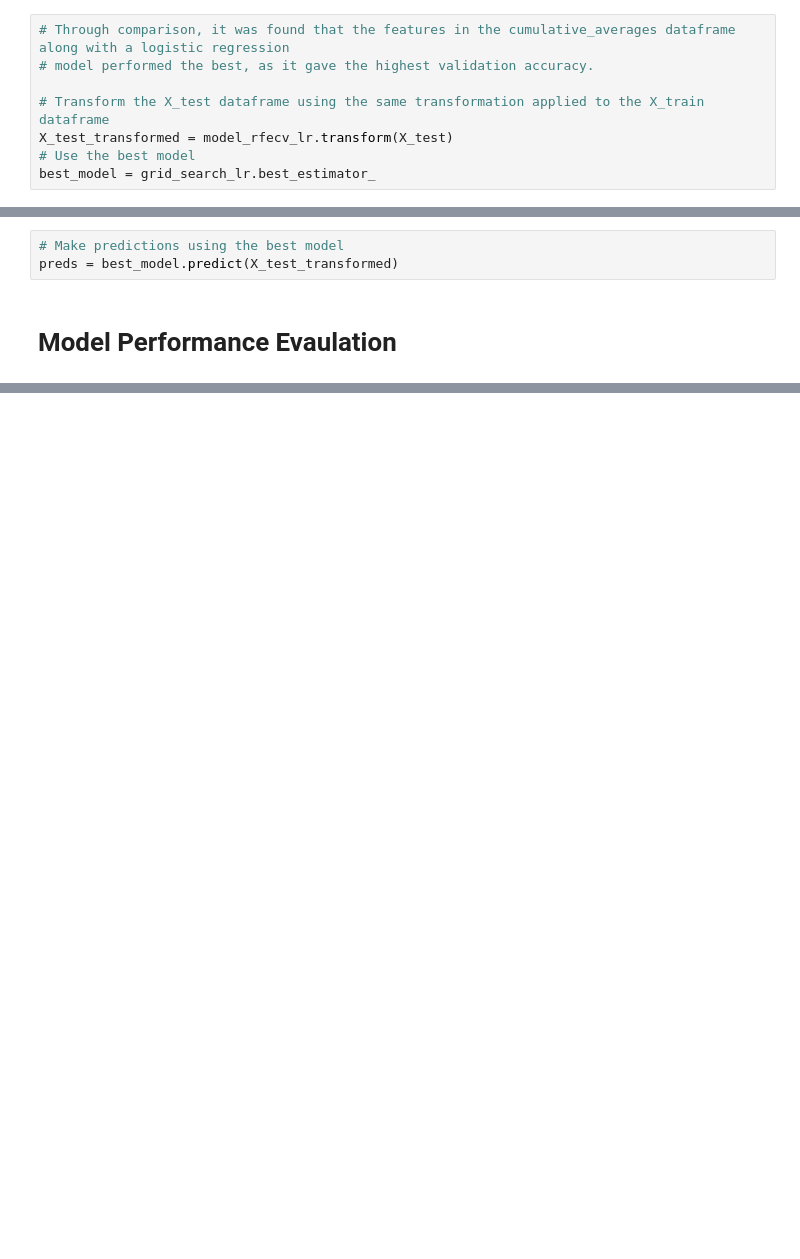
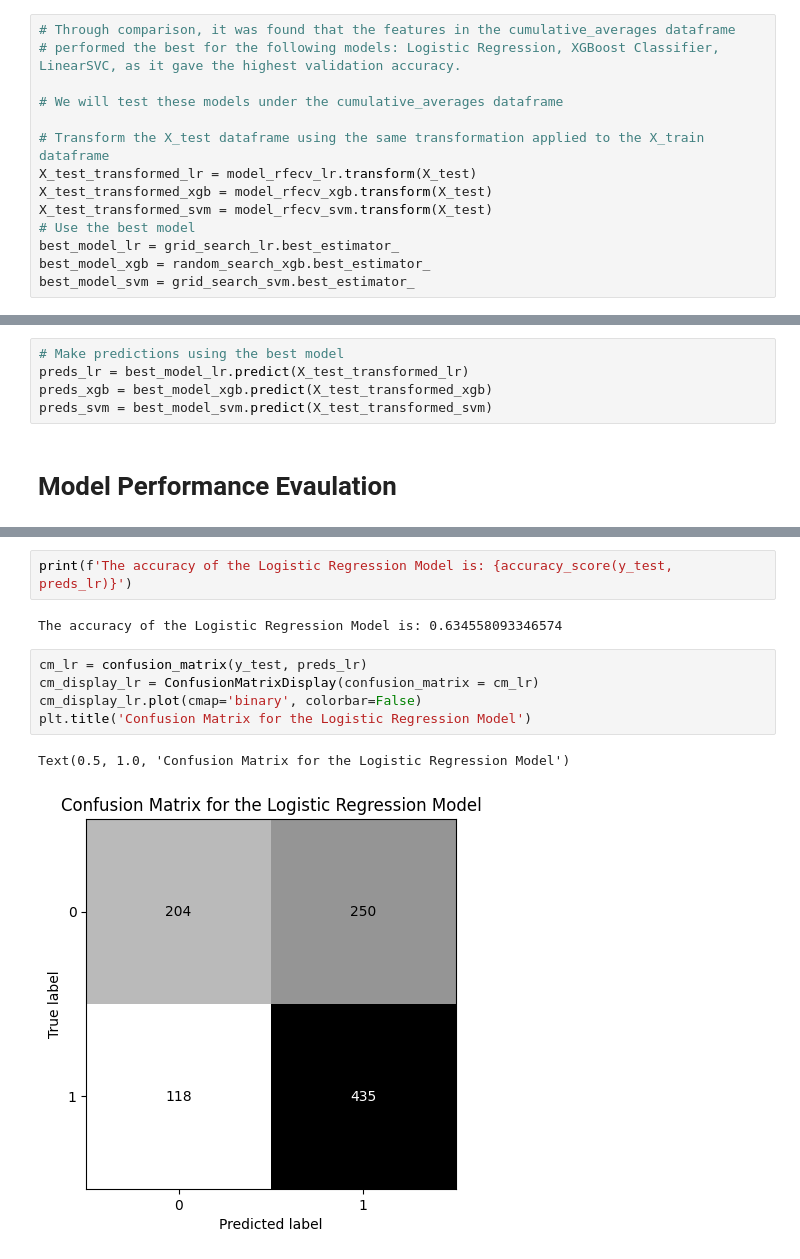
Before and after one commit to parminpatel28/MSCI-446-Project, a Jupyter notebook: model training/model_training_cumulative_averages.ipynb, the cells around one changed output, grey strips where cells are left out. Drawn from its saved outputs; the diff is of its cells as text; blank space fills up the shorter version.

Commit message:
running test set through chosen models

```diff
--- a/model training/model_training_cumulative_averages.ipynb
+++ b/model training/model_training_cumulative_averages.ipynb
@@ -283,17 +309,25 @@ results_df.to_csv('cumulative_averages_results.csv')
 # %% [markdown]
 # Choosing the Best Performing Model
 # %%
-# Through comparison, it was found that the features in the cumulative_averages dataframe along with a logistic regression
-# model performed the best, as it gave the highest validation accuracy.
+# Through comparison, it was found that the features in the cumulative_averages dataframe
+# performed the best for the following models: Logistic Regression, XGBoost Classifier, LinearSVC, as it gave the highest validation accuracy.
+
+# We will test these models under the cumulative_averages dataframe
 
 # Transform the X_test dataframe using the same transformation applied to the X_train dataframe
-X_test_transformed = model_rfecv_lr.transform(X_test)
+X_test_transformed_lr = model_rfecv_lr.transform(X_test)
+X_test_transformed_xgb = model_rfecv_xgb.transform(X_test)
+X_test_transformed_svm = model_rfecv_svm.transform(X_test)
 # Use the best model
-best_model = grid_search_lr.best_estimator_
+best_model_lr = grid_search_lr.best_estimator_
+best_model_xgb = random_search_xgb.best_estimator_
+best_model_svm = grid_search_svm.best_estimator_
 # %% [markdown]
 # Testing the Model
 # %%
 # Make predictions using the best model
-preds = best_model.predict(X_test_transformed)
+preds_lr = best_model_lr.predict(X_test_transformed_lr)
+preds_xgb = best_model_xgb.predict(X_test_transformed_xgb)
+preds_svm = best_model_svm.predict(X_test_transformed_svm)
 # %% [markdown]
 # Model Performance Evaulation
@@ -326,0 +348,12 @@ cm_display.plot()
+# %%
+print(f'The accuracy of the Logistic Regression Model is: {accuracy_score(y_test, preds_lr)}')
+# %% [output]
+The accuracy of the Logistic Regression Model is: 0.634558093346574
+# %%
+cm_lr = confusion_matrix(y_test, preds_lr)
+cm_display_lr = ConfusionMatrixDisplay(confusion_matrix = cm_lr)
+cm_display_lr.plot(cmap='binary', colorbar=False)
+plt.title('Confusion Matrix for the Logistic Regression Model')
+# %% [output]
+Text(0.5, 1.0, 'Confusion Matrix for the Logistic Regression Model')
+[figure, added]
```
Also changed, not shown: parts of 18 cells of this notebook, 1 other file.
